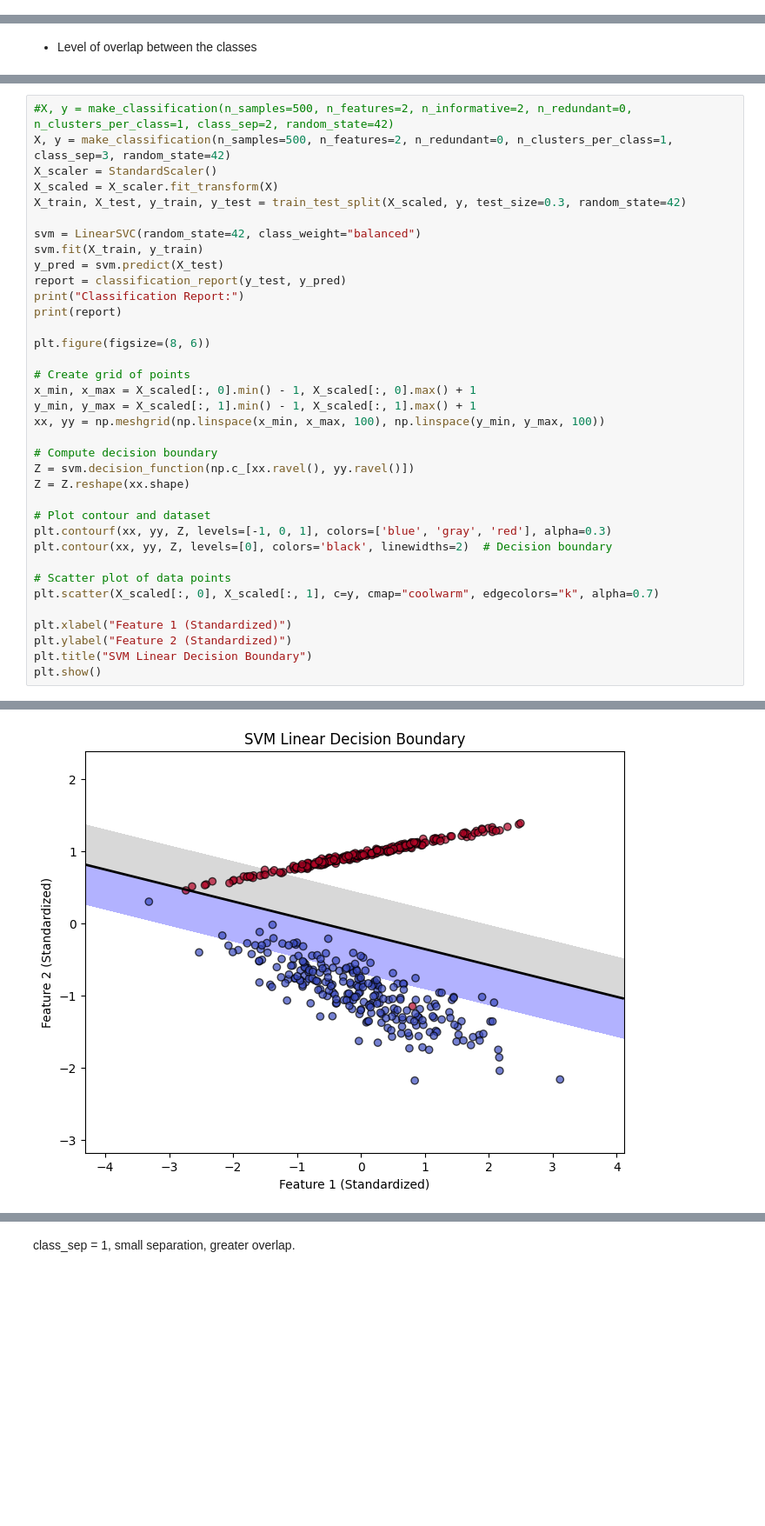
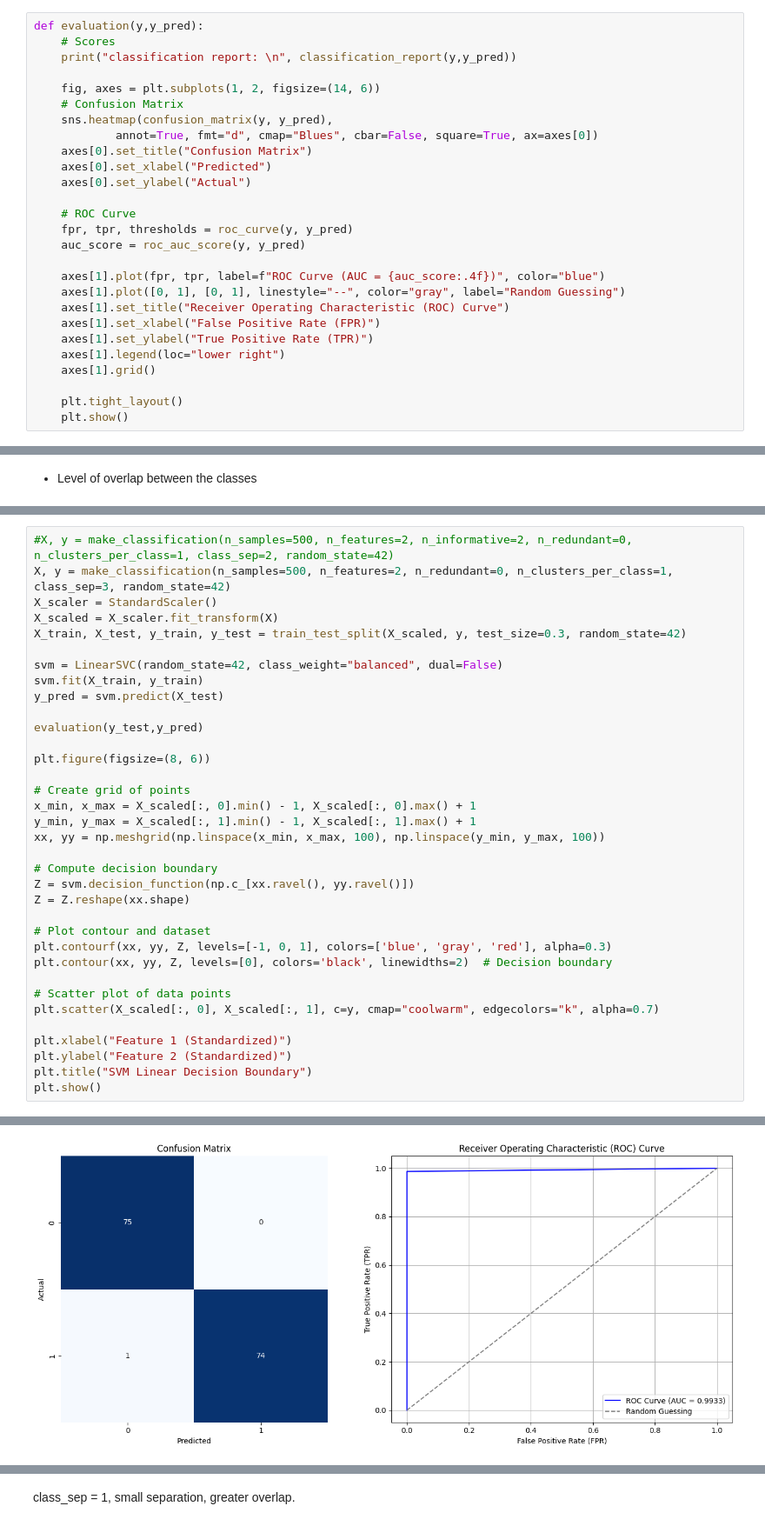
Before and after one commit to ossclaudia/MachineLearning, a Jupyter notebook: projeto.ipynb, the cells around one changed output, grey strips where cells are left out. Shown at 87% size. Cells and saved outputs as stored; diff of their text form; blank space fills up the shorter version.

Commit message:
evaluation

```diff
--- a/projeto.ipynb
+++ b/projeto.ipynb
@@ -36,3 +41,30 @@ from sklearn.datasets import make_moons, make_circles
+# %%
+def evaluation(y,y_pred):
+    # Scores
+    print("classification report: \n", classification_report(y,y_pred))
+
+    fig, axes = plt.subplots(1, 2, figsize=(14, 6))
+    # Confusion Matrix
+    sns.heatmap(confusion_matrix(y, y_pred),
+            annot=True, fmt="d", cmap="Blues", cbar=False, square=True, ax=axes[0])
+    axes[0].set_title("Confusion Matrix")
+    axes[0].set_xlabel("Predicted")
+    axes[0].set_ylabel("Actual")
+
+    # ROC Curve
+    fpr, tpr, thresholds = roc_curve(y, y_pred)
+    auc_score = roc_auc_score(y, y_pred)
+
+    axes[1].plot(fpr, tpr, label=f"ROC Curve (AUC = {auc_score:.4f})", color="blue")
+    axes[1].plot([0, 1], [0, 1], linestyle="--", color="gray", label="Random Guessing")
+    axes[1].set_title("Receiver Operating Characteristic (ROC) Curve")
+    axes[1].set_xlabel("False Positive Rate (FPR)")
+    axes[1].set_ylabel("True Positive Rate (TPR)")
+    axes[1].legend(loc="lower right")
+    axes[1].grid()
+
+    plt.tight_layout()
+    plt.show()
 # %% [markdown]
 ### Linear regression
 # %% [markdown]
@@ -353,12 +354,11 @@ X_scaler = StandardScaler()
 X_scaled = X_scaler.fit_transform(X)
 X_train, X_test, y_train, y_test = train_test_split(X_scaled, y, test_size=0.3, random_state=42)
 
-svm = LinearSVC(random_state=42, class_weight="balanced")
+svm = LinearSVC(random_state=42, class_weight="balanced", dual=False)
 svm.fit(X_train, y_train)
 y_pred = svm.predict(X_test)
-report = classification_report(y_test, y_pred)
-print("Classification Report:")
-print(report)
+
+evaluation(y_test,y_pred)
 
 plt.figure(figsize=(8, 6))
 
@@ -388,8 +388,8 @@ Classification Report:
 
            0       0.99      1.00      0.99        75
            1       1.00      0.99      0.99        75
 
     accuracy                           0.99       150
    macro avg       0.99      0.99      0.99       150
 weighted avg       0.99      0.99      0.99       150
-[figure, old version]
+[figure, new version]
```
Also changed, not shown: parts of 19 cells of this notebook.
